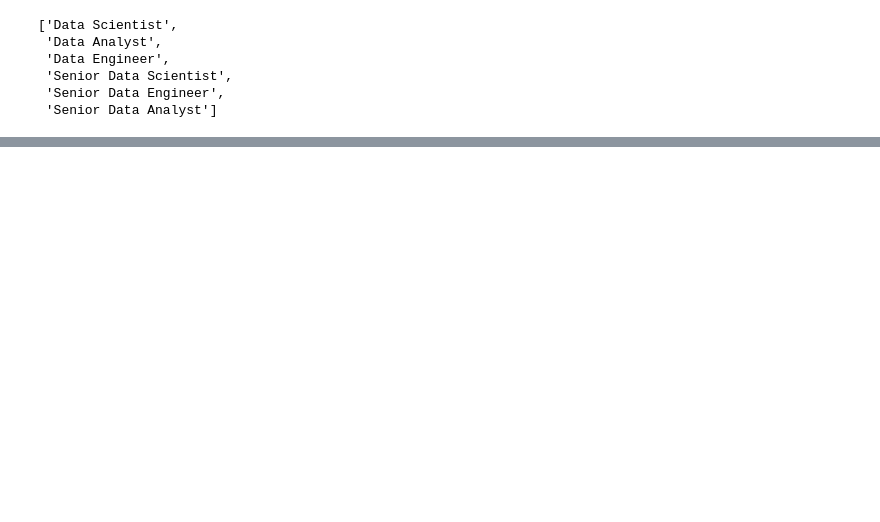
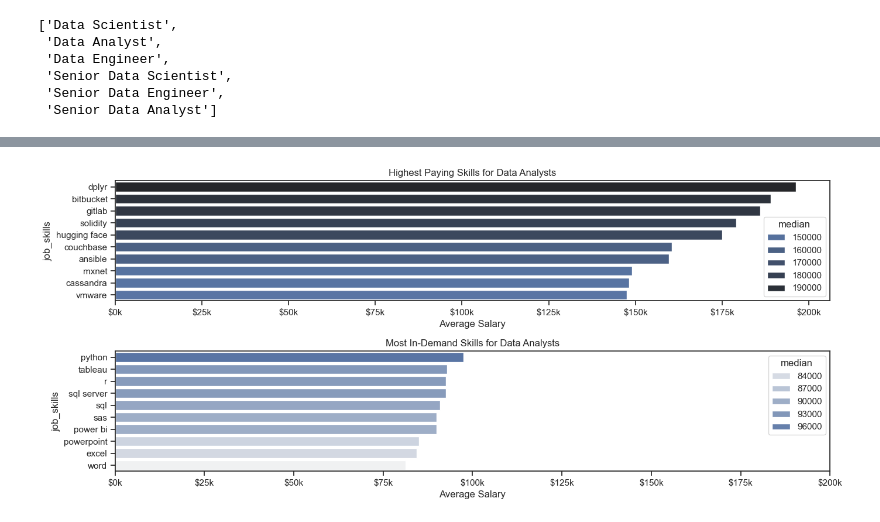
Before and after one commit to Menam-Khotaby/Python_Data_Project, a Jupyter notebook: 3_salary_analysis.ipynb, the cells around one changed output, grey strips where cells are left out. Drawn from its saved outputs; the diff is of its cells as text; code cells hidden in the pictures; blank space fills up the shorter version.

Commit message:
finishing salary analysis

```diff
--- a/3_salary_analysis.ipynb
+++ b/3_salary_analysis.ipynb
@@ -41,0 +48,46 @@ plt.show()
+# %%
+df_DA_top_pay = df_DA_US.groupby("job_skills")["salary_year_avg"].agg(["count","median"]).sort_values(by="median",ascending=False)
+# %%
+df_DA_top_pay = df_DA_top_pay.head(10)
+# %%
+df_DA_most_in_demand_skill = df_DA_US.groupby("job_skills")["salary_year_avg"].agg(["count","median"]).sort_values(by="count",ascending=False)
+# %%
+df_DA_most_in_demand_skill = df_DA_most_in_demand_skill.head(10)
+df_DA_most_in_demand_skill =df_DA_most_in_demand_skill.sort_values(by="median",ascending=False)
+# %%
+
+# Assuming:
+# skill_stats1: DataFrame for top 10 highest paying skills
+# skill_stats2: DataFrame for most in-demand skills (with skill_count and salary_avg)
+
+fig, ax = plt.subplots(2, 1, figsize=(14, 6))
+
+# First plot: Highest paying skills
+# skill_stats1.plot(kind="barh", y="salary_avg",color="skyblue", ax=ax[0], legend=False)
+sns.set_theme(style="ticks")
+
+sns.barplot(data=df_DA_top_pay, x="median", y=df_DA_top_pay.index, ax=ax[0], hue="median", palette="dark:b_r")
+
+ax[0].set_title("Highest Paying Skills for Data Analysts")
+ax[0].set_xlabel("Average Salary")
+# ax[0].invert_yaxis()  # highest on top
+ax[0].set_xlim(ax[0].get_xlim())
+ax[0].xaxis.set_major_formatter(plt.FuncFormatter(lambda x, post: f"${int(x/1000)}k"))
+
+# Second plot: Most in-demand skills
+# skill_stats.plot(kind="barh", y="salary_avg",color="lightgreen", ax=ax[1], legend=False)
+
+sns.barplot(data=df_DA_most_in_demand_skill, x="median", y=df_DA_most_in_demand_skill.index, ax=ax[1], hue="median", palette="light:b")
+
+
+ax[1].set_title("Most In-Demand Skills for Data Analysts")
+ax[1].set_xlabel("Average Salary")
+# ax[1].invert_yaxis()
+ax[1].xaxis.set_major_formatter(plt.FuncFormatter(lambda x, post: f"${int(x/1000)}k"))
+ax[1].set_xlim(0, 200000)
+
+
+plt.tight_layout()
+plt.show()
+# %% [output]
+[figure, added]
```
Also changed, not shown: parts of 4 cells of this notebook.
